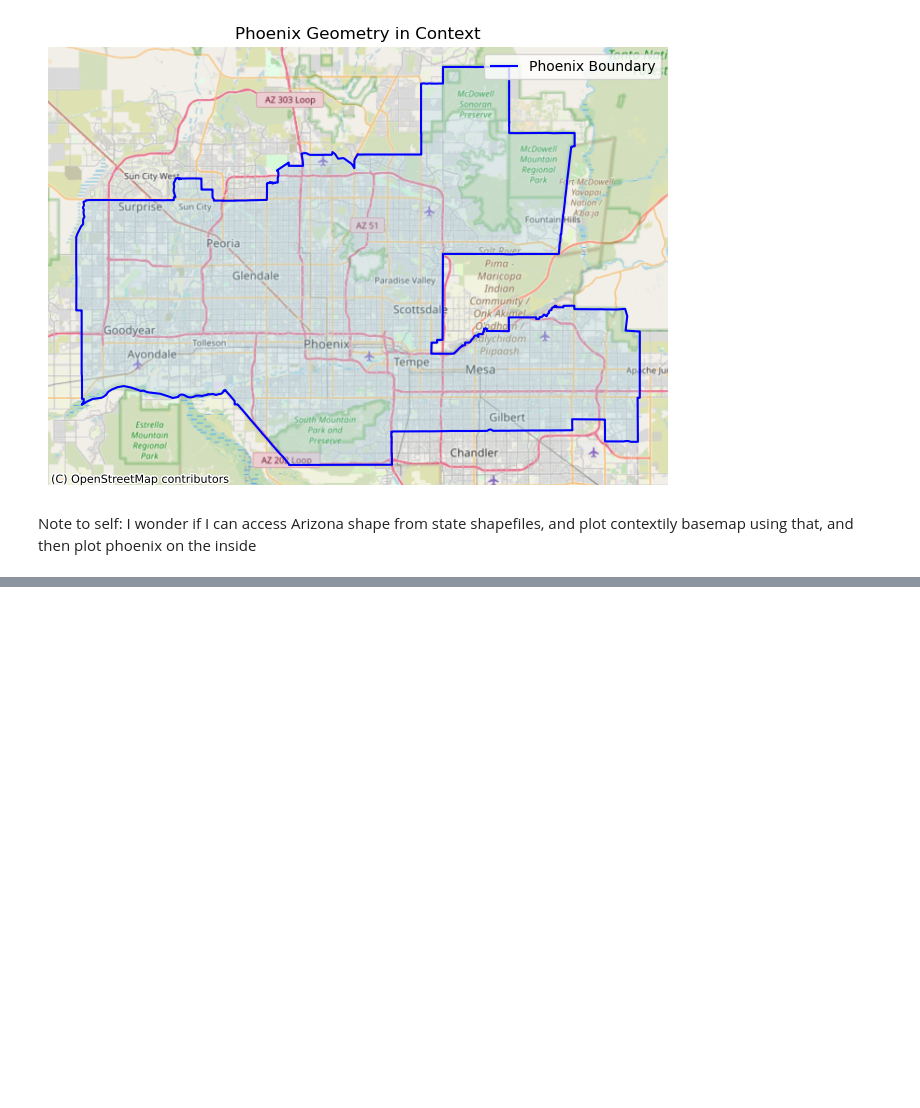
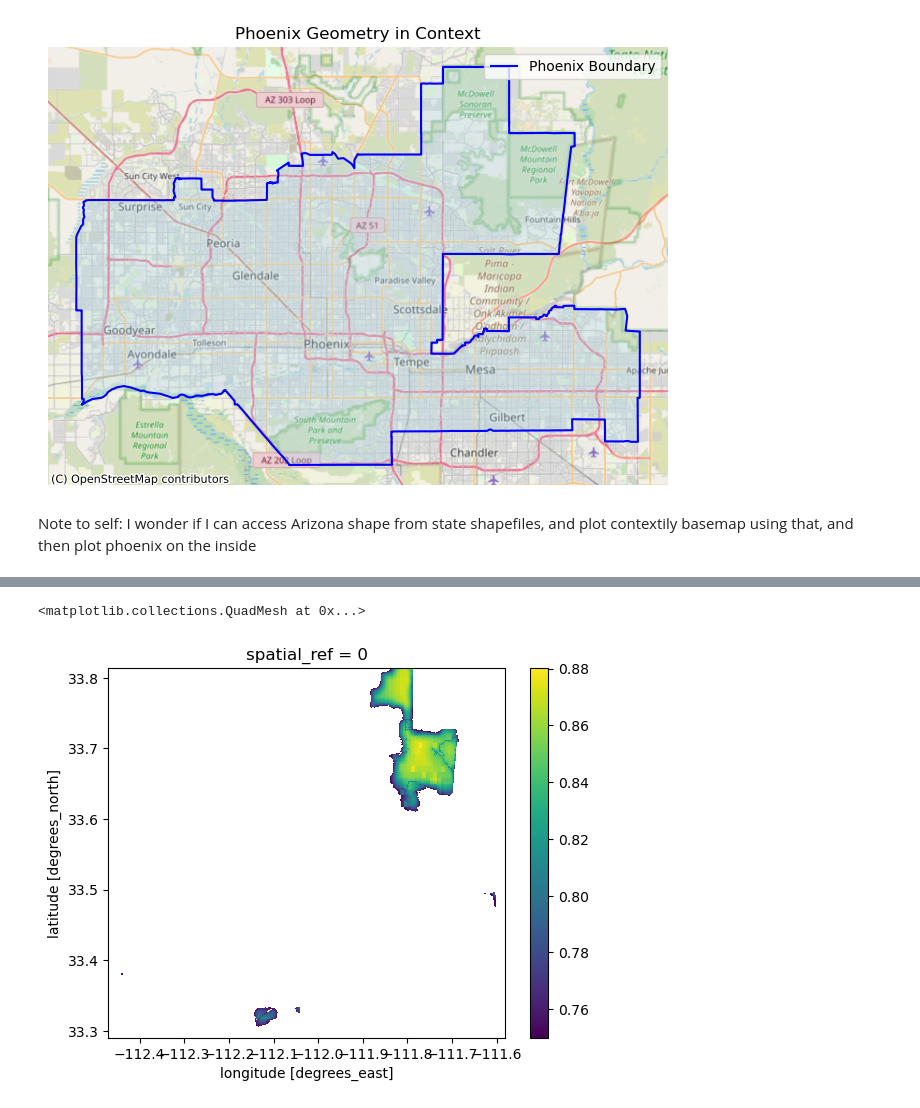
Before and after one commit to sofiasarak/biodiversity_phoenix, a Jupyter notebook: pheonix.ipynb, the cells around one changed output, grey strips where cells are left out. Cells and saved outputs as stored; diff of their text form; code cells hidden in the pictures; blank space fills up the shorter version.

```diff
--- a/pheonix.ipynb
+++ b/pheonix.ipynb
@@ -373,0 +500,5 @@ bii_phoenix = bii.rio.clip_box(*pheonix_county.total_bounds)
+# %%
+bii_2017_masked.plot()
+# %% [output]
+<matplotlib.collections.QuadMesh at 0x...>
+[figure, added]
```
Also changed, not shown: parts of 59 cells of this notebook.
